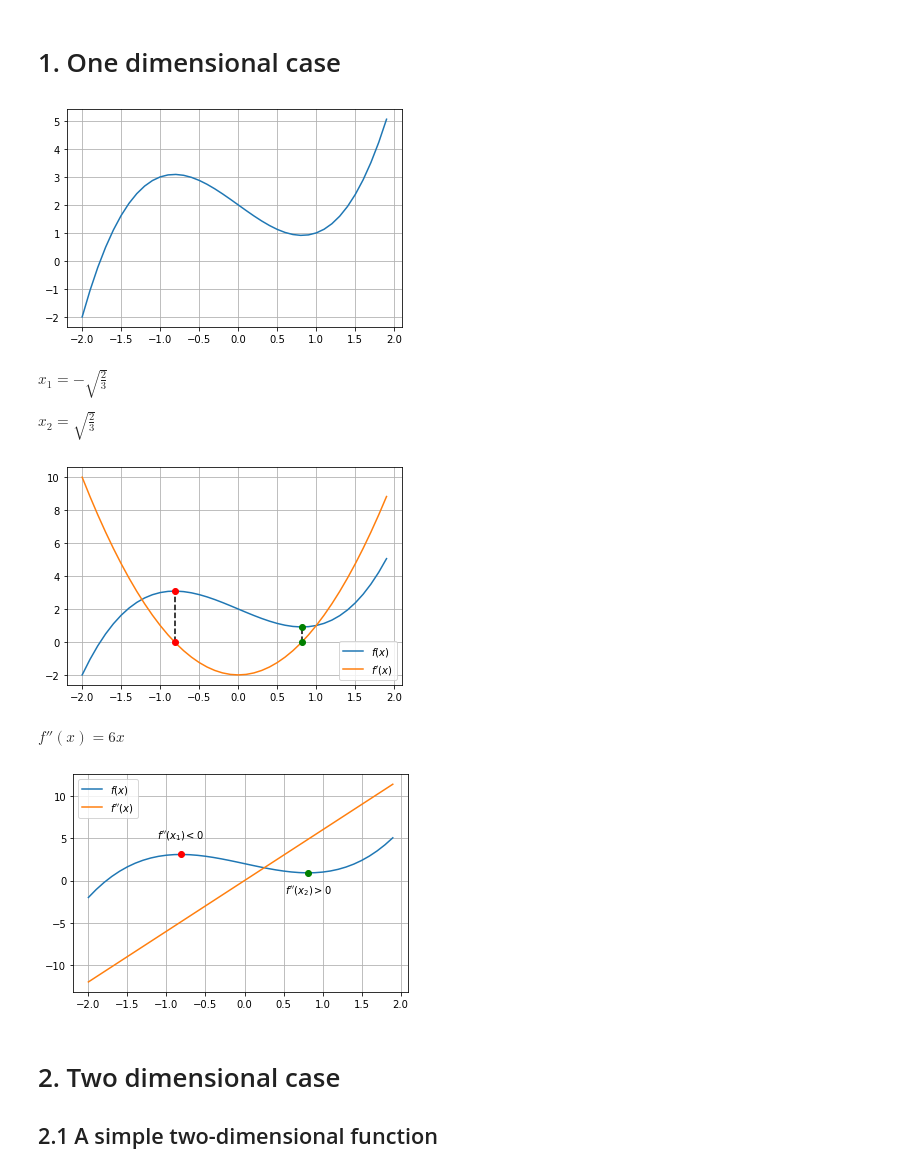
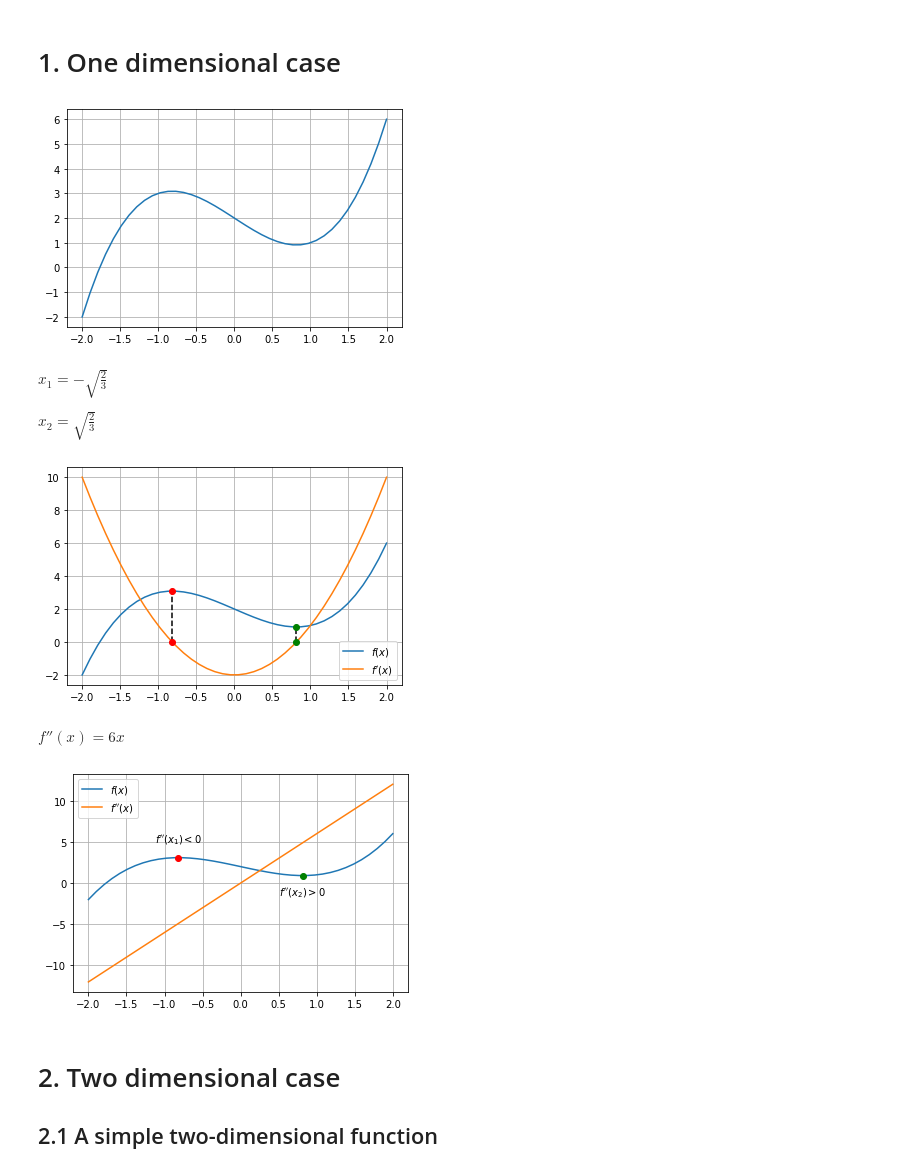
Before and after one commit to Vol0kin/OPT, a Jupyter notebook: LabPractices/Lab1/Optimization_Lab_Practice_1.ipynb, the cells around one changed output. Saved outputs shown, nothing was run; the diff lists cells and outputs as text; code cells hidden in the pictures.

```diff
--- a/LabPractices/Lab1/Optimization_Lab_Practice_1.ipynb
+++ b/LabPractices/Lab1/Optimization_Lab_Practice_1.ipynb
@@ -9,13 +10,13 @@ import numpy as np
 def f(x):
     return x**3 -2*x + 2
 # %%
-x = np.arange(-2, 2, 0.1)
+x = np.linspace(-2, 2, 40)
 
 plt.plot(x, f(x))
 plt.grid()
 plt.show()
 # %% [output]
-[figure, old version]
+[figure, new version]
 # %%
 def f_derived(x):
     return 3*x**2 - 2
@@ -49,7 +50,7 @@ plt.grid()
 plt.legend()
 plt.show()
 # %% [output]
-[figure, old version]
+[figure, new version]
 # %% [markdown]
 $f''(x) = 6x$
 # %%
@@ -68,7 +69,7 @@ plt.legend()
 plt.grid()
 plt.show()
 # %% [output]
-[figure, old version]
+[figure, new version]
 # %% [markdown]
 # 2. Two dimensional case
 ## 2.1 A simple two-dimensional function
```
Also changed, not shown: parts of 13 cells of this notebook.
